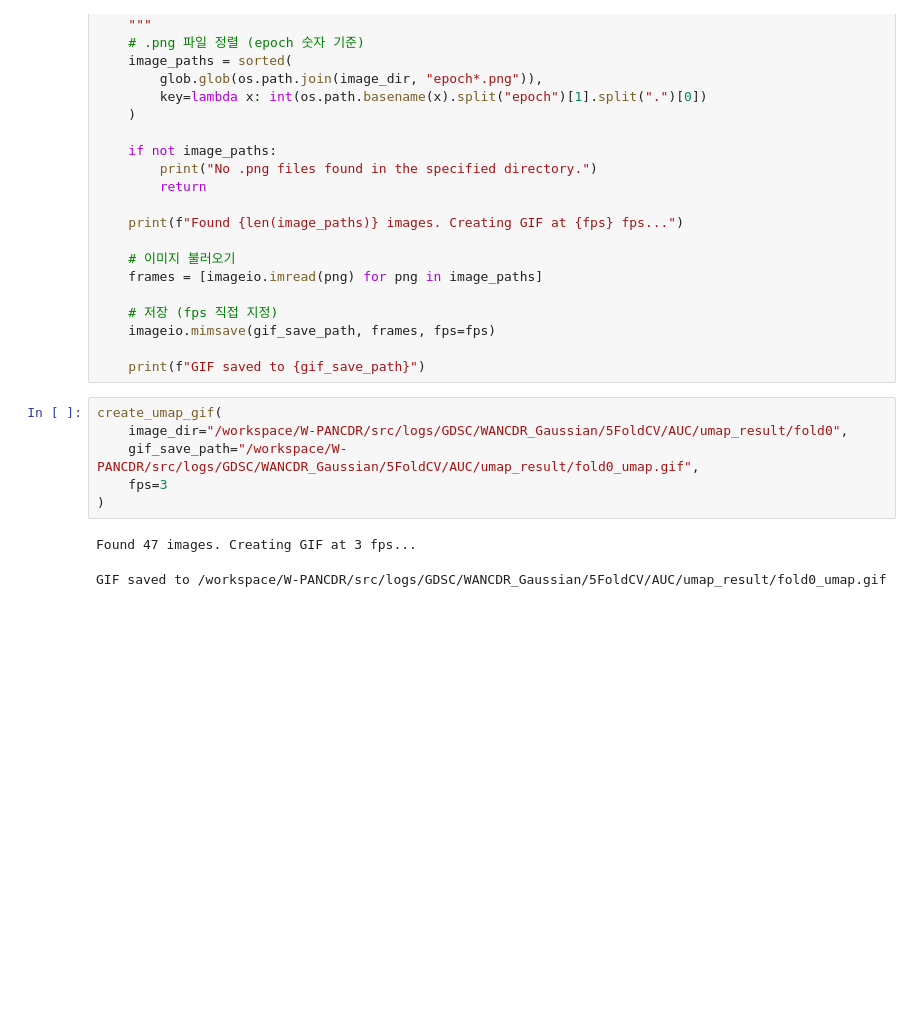
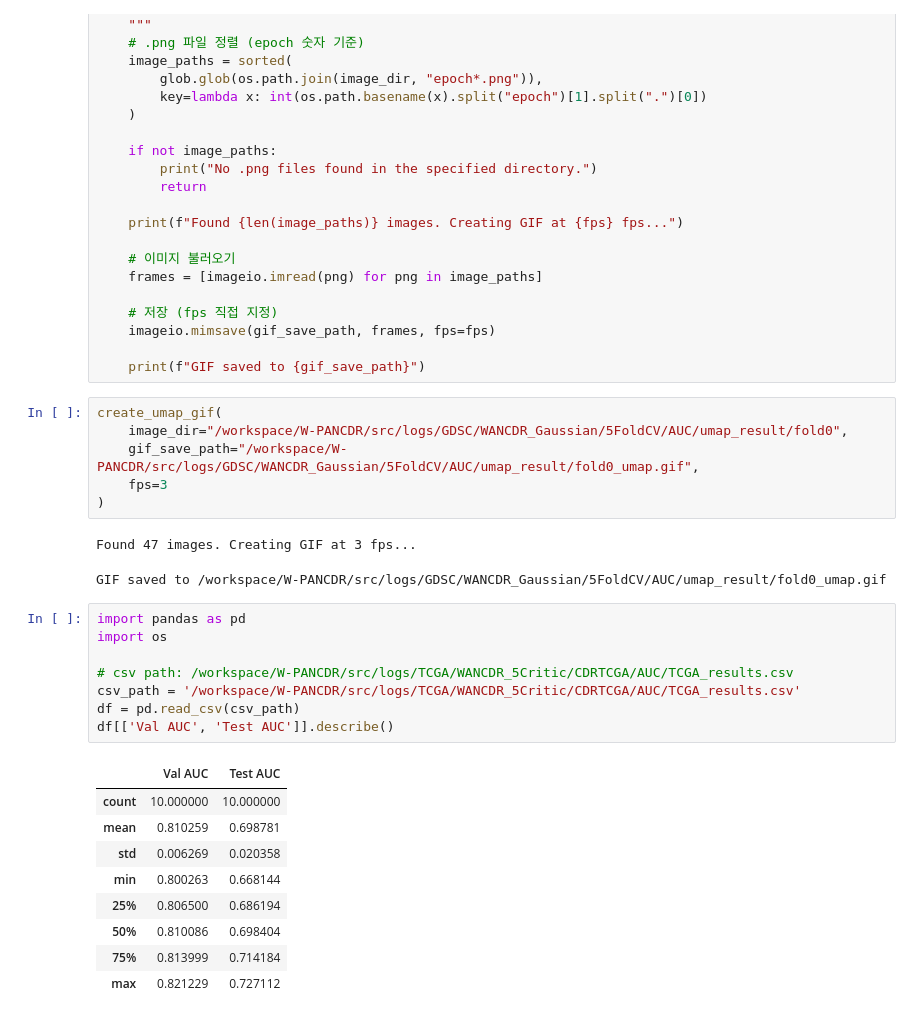
Before and after one commit to gkswns3708/W-PANCDR, a Jupyter notebook: src/summary.ipynb, the cells around one changed output. Drawn from its saved outputs; the diff is of its cells as text; blank space fills up the shorter version.

```diff
--- a/src/summary.ipynb
+++ b/src/summary.ipynb
@@ -67,3 +132,21 @@ create_umap_gif(
 # %% [output]
 Found 47 images. Creating GIF at 3 fps...
 GIF saved to /workspace/W-PANCDR/src/logs/GDSC/WANCDR_Gaussian/5FoldCV/AUC/umap_result/fold0_umap.gif
+# %%
+import pandas as pd
+import os
+
+# csv path: /workspace/W-PANCDR/src/logs/TCGA/WANCDR_5Critic/CDRTCGA/AUC/TCGA_results.csv
+csv_path = '/workspace/W-PANCDR/src/logs/TCGA/WANCDR_5Critic/CDRTCGA/AUC/TCGA_results.csv'
+df = pd.read_csv(csv_path)
+df[['Val AUC', 'Test AUC']].describe()
+# %% [output]
+|  | Val AUC | Test AUC |
+| count | 10.000000 | 10.000000 |
+| mean | 0.810259 | 0.698781 |
+| std | 0.006269 | 0.020358 |
+| min | 0.800263 | 0.668144 |
+| 25% | 0.806500 | 0.686194 |
+| 50% | 0.810086 | 0.698404 |
+| 75% | 0.813999 | 0.714184 |
+| max | 0.821229 | 0.727112 |
```
Also changed, not shown: parts of 5 cells of this notebook, 10 other files.
